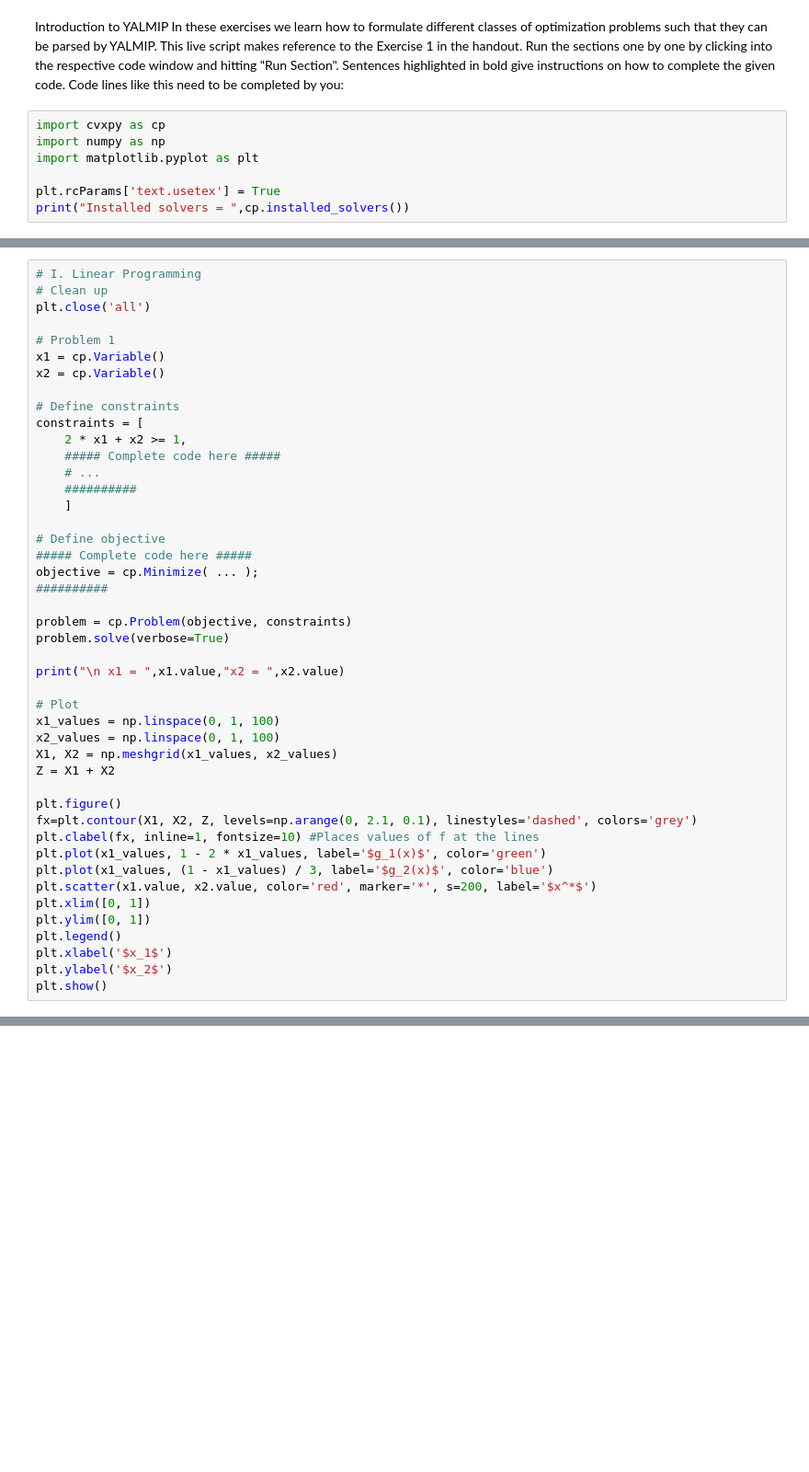
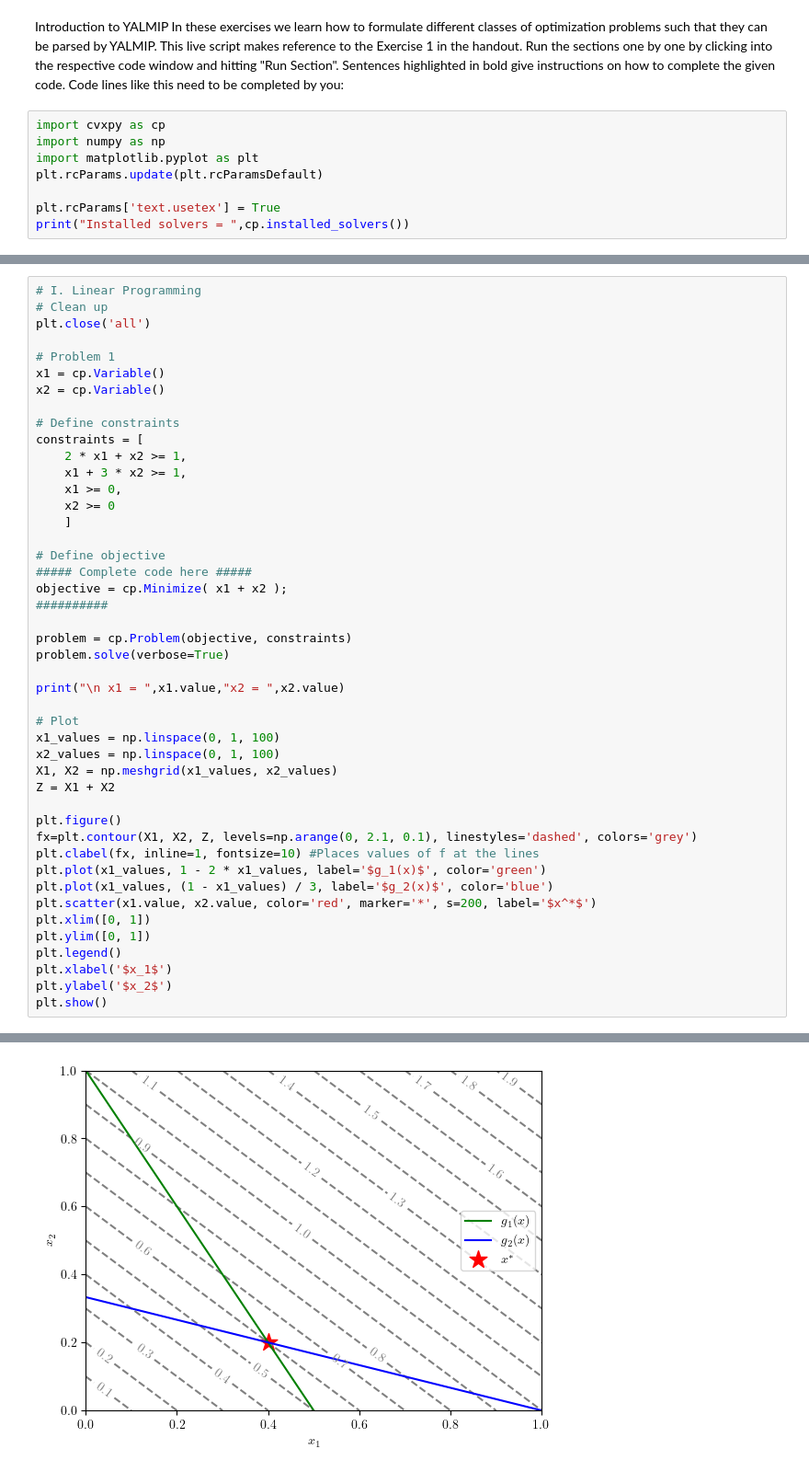
Before and after one commit to tychobrouwer/4DM20-engineering-optimization, a Jupyter notebook: ComputerAssignment2_python/Assignment2_1.ipynb, the cells around one changed output, grey strips where cells are left out. Shown: that part at 92% size. Drawn from its saved outputs; the diff is of its cells as text; blank space fills up the shorter version.

```diff
--- a/ComputerAssignment2_python/Assignment2_1.ipynb
+++ b/ComputerAssignment2_python/Assignment2_1.ipynb
@@ -23,6 +23,7 @@ Run the sections one by one by clicking into the respective code window and hitt
 import cvxpy as cp
 import numpy as np
 import matplotlib.pyplot as plt
+plt.rcParams.update(plt.rcParamsDefault)
 
 plt.rcParams['text.usetex'] = True
 print("Installed solvers = ",cp.installed_solvers())
@@ -38,14 +41,14 @@ x2 = cp.Variable()
 # Define constraints
 constraints = [
     2 * x1 + x2 >= 1,
-    ##### Complete code here #####
-    # ...
-    ##########
+    x1 + 3 * x2 >= 1,
+    x1 >= 0,
+    x2 >= 0
     ]
 
 # Define objective
 ##### Complete code here #####
-objective = cp.Minimize( ... );
+objective = cp.Minimize( x1 + x2 );
 ##########
 
 problem = cp.Problem(objective, constraints)
@@ -71,3 +74,4 @@ plt.legend()
 plt.xlabel('$x_1$')
 plt.ylabel('$x_2$')
 plt.show()
+# %% [output]
@@ -74,3 +95,4 @@ plt.show()
+[figure, added]
 # %%
 # II. Quadratic Programming
 
```
Also changed, not shown: parts of 6 cells of this notebook, 6 other files.
